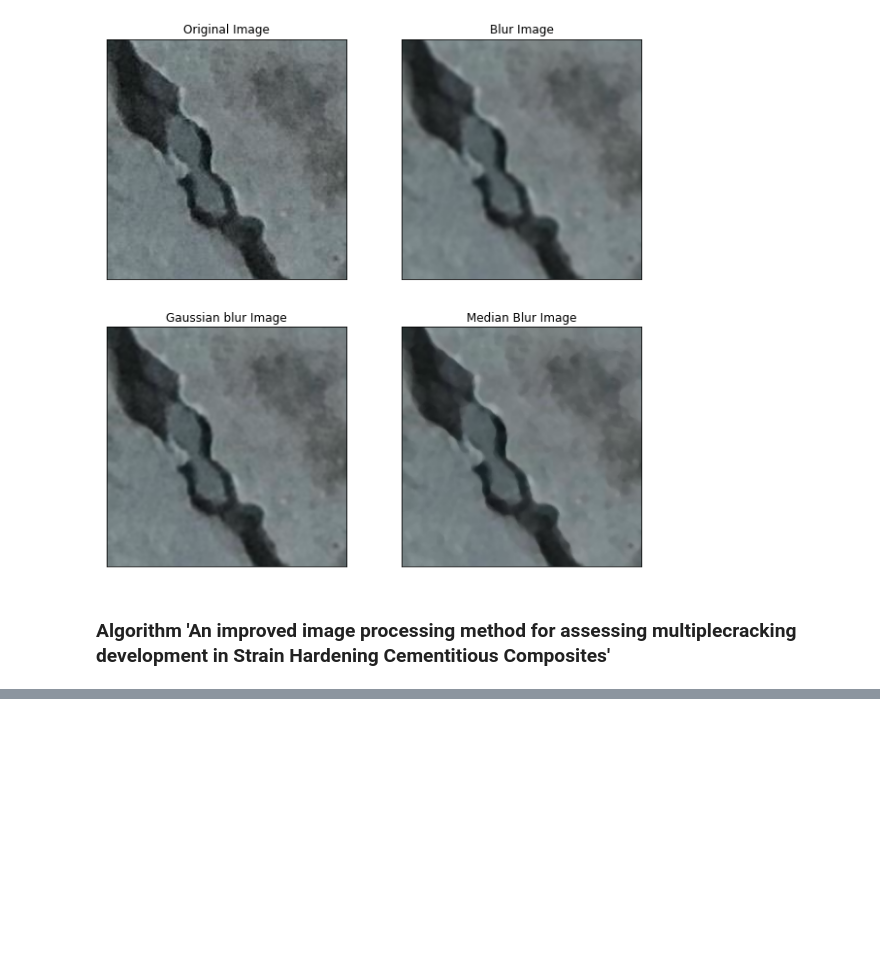
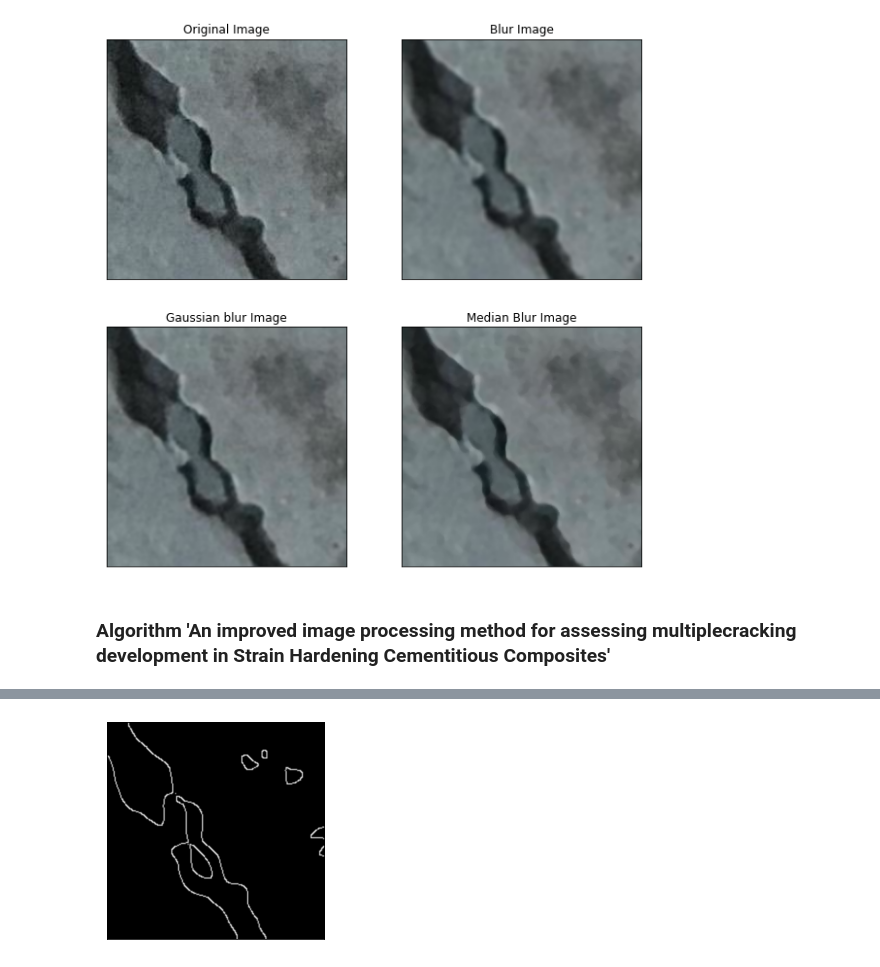
Before and after one commit to kristof-becode/Concrete-Crack-Detection, a Jupyter notebook: Preprocess1.ipynb, the cells around one changed output, grey strips where cells are left out. Saved outputs shown, nothing was run; the diff lists cells and outputs as text; code cells hidden in the pictures; blank space fills up the shorter version.

```diff
--- a/Preprocess1.ipynb
+++ b/Preprocess1.ipynb
@@ -106,0 +164,8 @@ plt.show()
+# %%
+edges = cv.Canny(th4,100,200,apertureSize =7)
+
+plt.imshow(edges,cmap = 'gray', interpolation = 'bicubic')
+plt.xticks([]), plt.yticks([])  # to hide tick values on X and Y axis
+plt.show()
+# %% [output]
+[figure, added]
```
Also changed, not shown: parts of 12 cells of this notebook.
